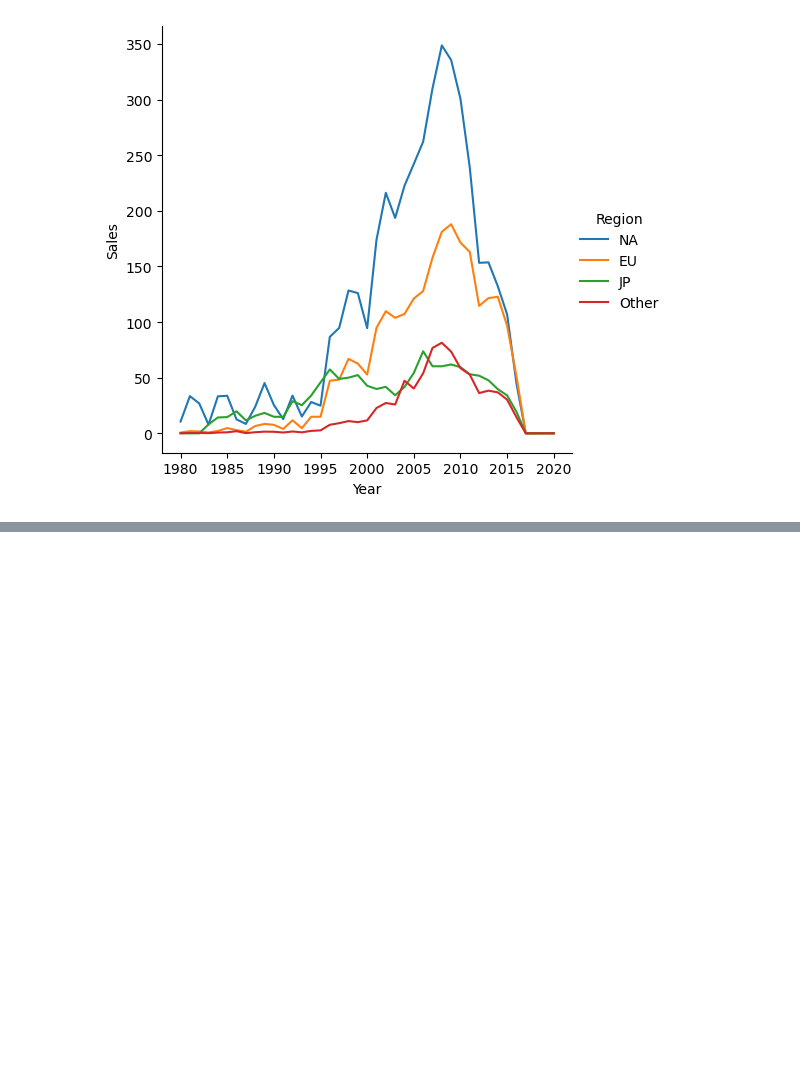
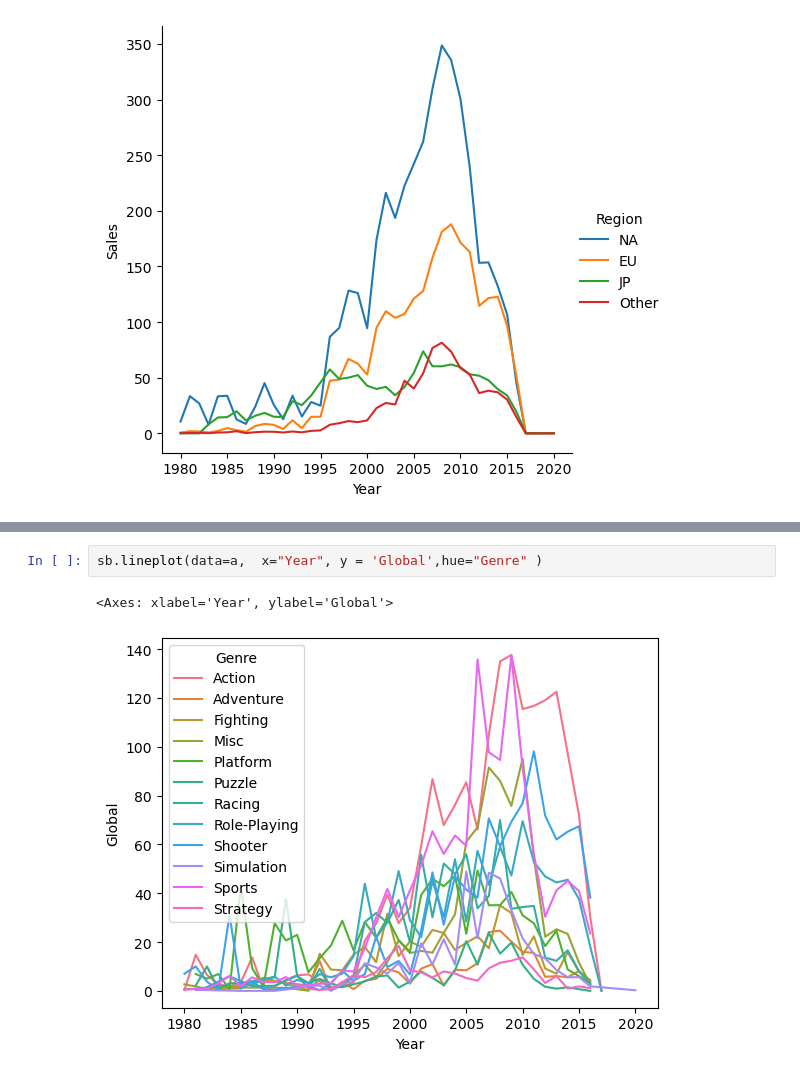
Before and after one commit to YanaStefanovich/EDA-Video-Game-Sales, a Jupyter notebook: Games.ipynb, the cells around one changed output, grey strips where cells are left out. Cells and saved outputs as stored; diff of their text form; blank space fills up the shorter version.

```diff
--- a/Games.ipynb
+++ b/Games.ipynb
@@ -183,0 +212,5 @@ sns.relplot(x = 'Year', y = 'Sales', data = df_melted, hue = 'Region', kind='lin
+# %%
+sb.lineplot(data=a,  x="Year", y = 'Global',hue="Genre" )
+# %% [output]
+<Axes: xlabel='Year', ylabel='Global'>
+[figure, added]
```
Also changed, not shown: parts of 6 cells of this notebook.
